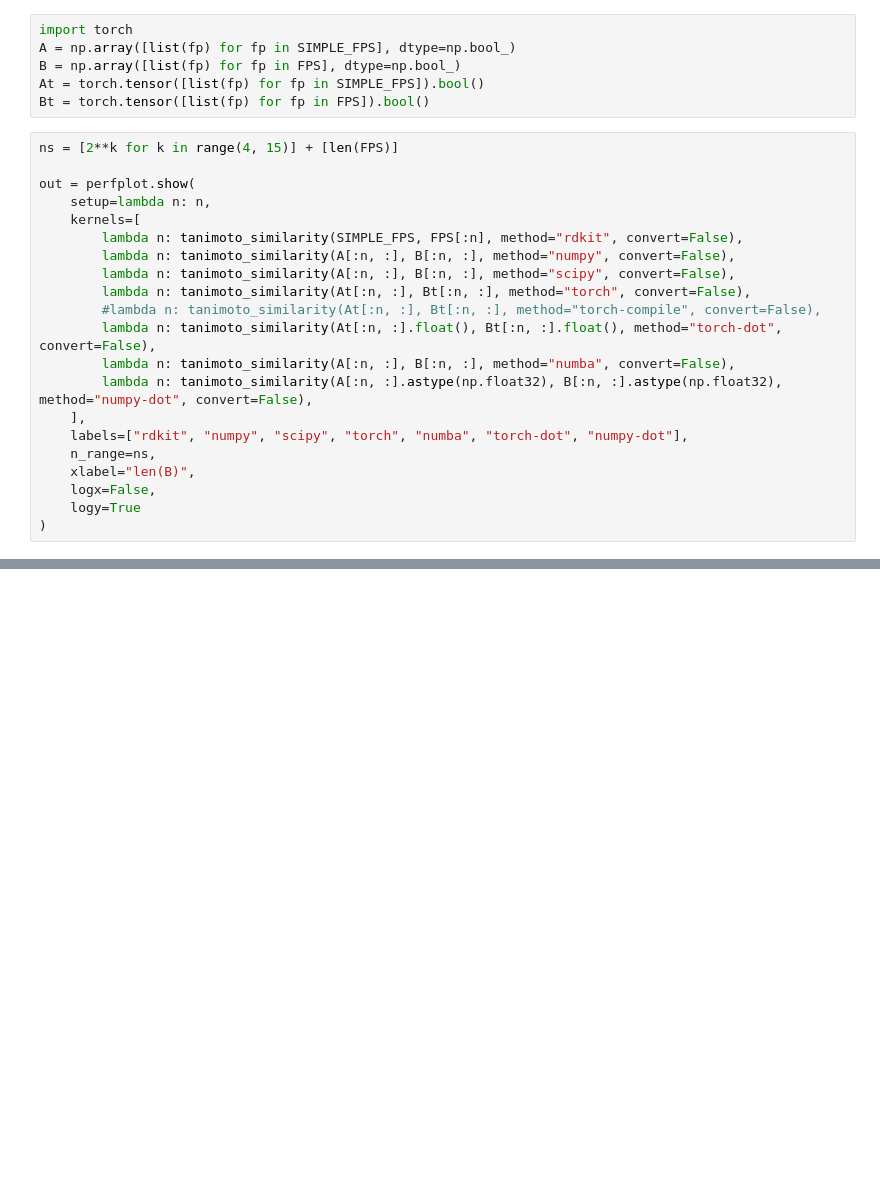
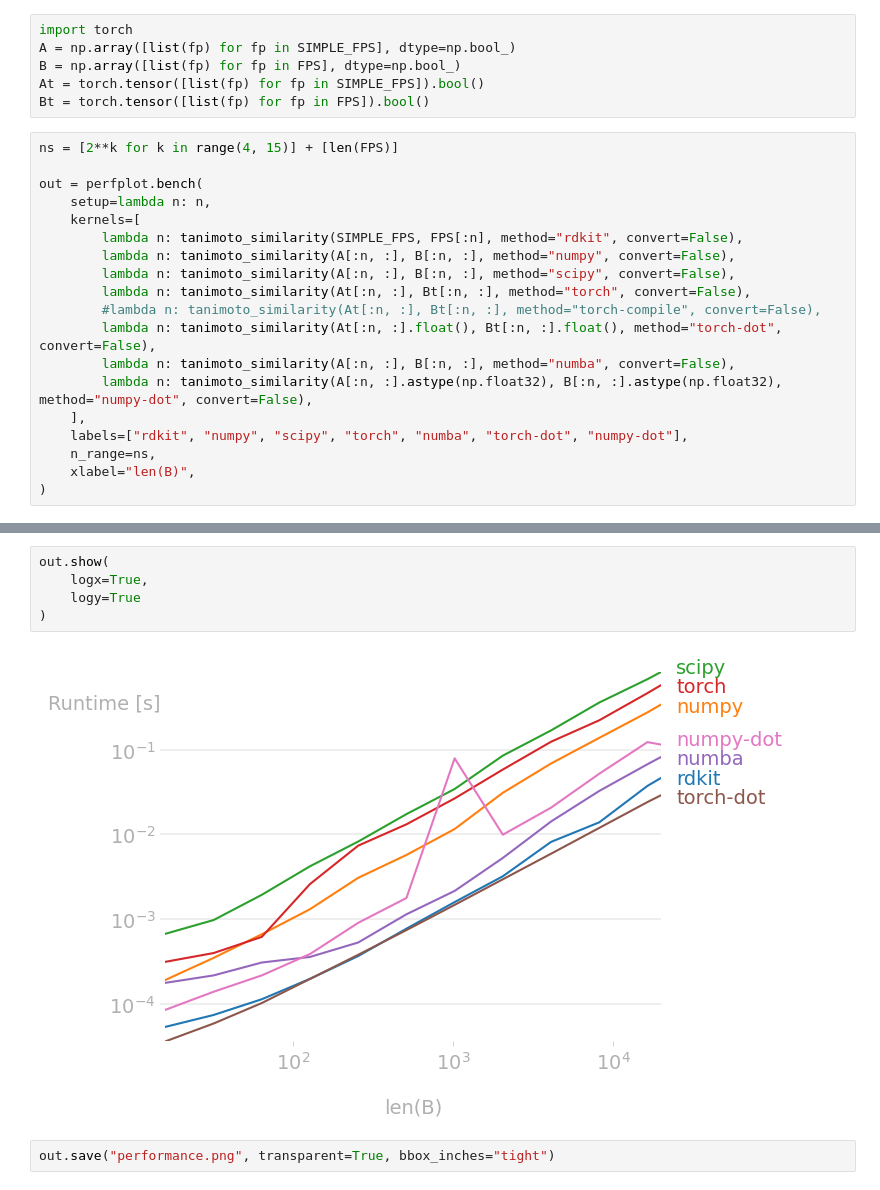
Before and after one commit to maxrdu/tanimoto-similarity, a Jupyter notebook: benchmark.ipynb, the cells around one changed output, grey strips where cells are left out. Cells and saved outputs as stored; diff of their text form; blank space fills up the shorter version.

Commit message:
Save plot

```diff
--- a/benchmark.ipynb
+++ b/benchmark.ipynb
@@ -44,7 +44,7 @@ Bt = torch.tensor([list(fp) for fp in FPS]).bool()
 # %%
 ns = [2**k for k in range(4, 15)] + [len(FPS)]
 
-out = perfplot.show(
+out = perfplot.bench(
     setup=lambda n: n,
     kernels=[
         lambda n: tanimoto_similarity(SIMPLE_FPS, FPS[:n], method="rdkit", convert=False),
@@ -59,8 +59,6 @@ out = perfplot.show(
     labels=["rdkit", "numpy", "scipy", "torch", "numba", "torch-dot", "numpy-dot"],
     n_range=ns,
     xlabel="len(B)",
-    logx=False,
-    logy=True
 )
 # %% [output]
 [interactive output not drawn]
@@ -66,0 +66,9 @@ out = perfplot.show(
+# %%
+out.show(
+    logx=True,
+    logy=True
+)
+# %% [output]
+[figure, added]
+# %%
+out.save("performance.png", transparent=True, bbox_inches="tight")
```
Also changed, not shown: parts of 1 cell of this notebook, 1 other file.
